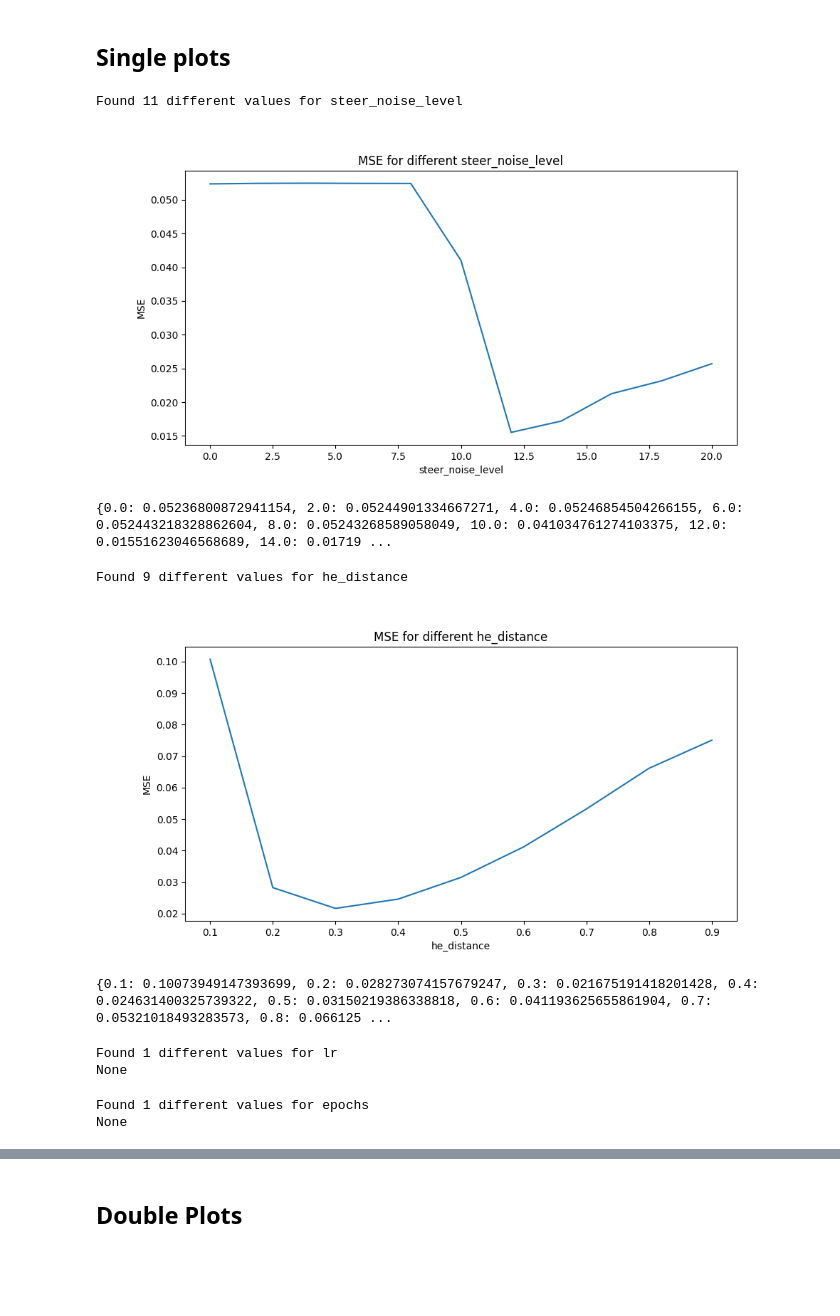
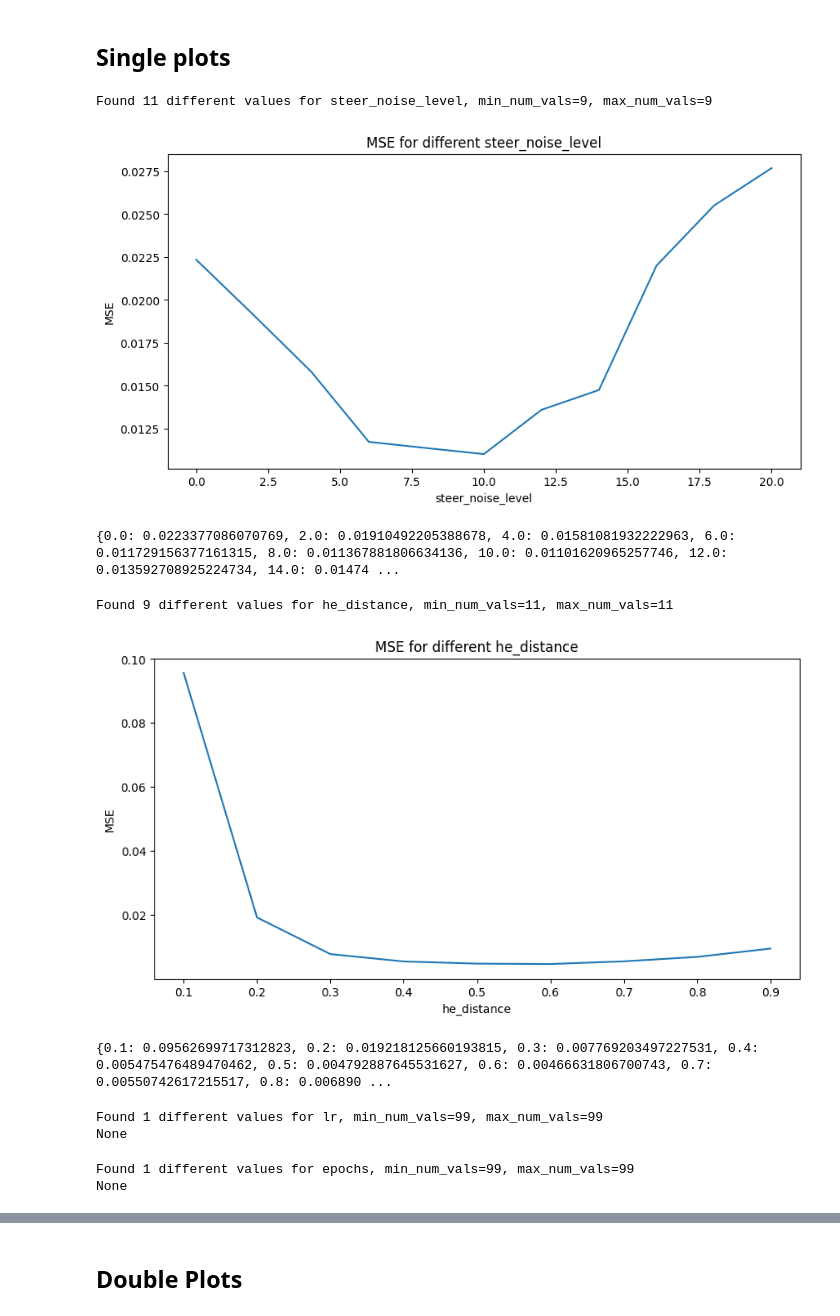
Before and after one commit to matgrand/bfmc_2022, a Jupyter notebook: combination_trainer.ipynb, the cells around one changed output, grey strips where cells are left out. Cells and saved outputs as stored; diff of their text form; code cells hidden in the pictures; blank space fills up the shorter version.

```diff
--- a/combination_trainer.ipynb
+++ b/combination_trainer.ipynb
@@ -41,14 +44,14 @@ cuda
 architecture_vars = ['a']
 droput_vars = [0.3]
 
-steer_noise_level_vars = [0, 2, 4, 6, 8, 10, 12, 14, 16, 18, 20]
-he_distance_vars = [.1,.2,.3,.4,.5,.6,.7,.8,.9]# [.5]#[.1,.2,.3,.4,.5,.6,.7,.8,.9]
+steer_noise_level_vars = [0,2, 4,6, 8, 10, 12, 14, 16, 18, 20]
+he_distance_vars = [.1,.2,.3,.4,.5,.6,.7,.8,.9]
 
 canny1_vars = [100]
 canny2_vars = [200]
 blur_vars = [3]
 img_noise_vars = [80]#[1, 30, 60, 90, 120, 150, 180] #[80] #[1, 30, 60, 90, 120, 150, 180]
-keep_bottom_vars = [.4,.5,.6,.7,.8,.9]#[.8]#[.4,.5,.6,.7,.8,.9]
+keep_bottom_vars = [.6]#[.4,.5,.6,.7,.8,.9]#[.8]#[.4,.5,.6,.7,.8,.9]
 ds_length_vars = [10000]
 img_size_vars = [32]
 
@@ -224,33 +187,33 @@ best combination: {'name': 'tr_ds_sn5_he40_canny100_200_blur3_noise80_keep67_siz
 ## Single plots
 # %%
 #plot for steer_noise_level
-steer_noise_level_MSEs = get_MSEs_for('steer_noise_level', trainings_combinations, eval_datasets=REAL_CLEAN_DATASETS)
+steer_noise_level_MSEs = get_MSEs_for('steer_noise_level', trainings_combinations, eval_datasets=REAL_EVALUATION_DATASETS)
 print(steer_noise_level_MSEs)
 # %% [output]
-Found 11 different values for steer_noise_level
+Found 11 different values for steer_noise_level, min_num_vals=9, max_num_vals=9
-[figure, old version]
+[figure, new version]
-{0.0: 0.05236800872941154, 2.0: 0.05244901334667271, 4.0: 0.05246854504266155, 6.0: 0.052443218328862604, 8.0: 0.05243268589058049, 10.0: 0.041034761274103375, 12.0: 0.01551623046568689, 14.0: 0.01719 ...
+{0.0: 0.0223377086070769, 2.0: 0.01910492205388678, 4.0: 0.01581081932222963, 6.0: 0.011729156377161315, 8.0: 0.011367881806634136, 10.0: 0.01101620965257746, 12.0: 0.013592708925224734, 14.0: 0.01474 ...
 # %%
 #plot for he_distance
 he_distance_MSEs = get_MSEs_for('he_distance', trainings_combinations, eval_datasets=REAL_EVALUATION_DATASETS)
 print(he_distance_MSEs)
 # %% [output]
-Found 9 different values for he_distance
+Found 9 different values for he_distance, min_num_vals=11, max_num_vals=11
-[figure, old version]
+[figure, new version]
-{0.1: 0.10073949147393699, 0.2: 0.028273074157679247, 0.3: 0.021675191418201428, 0.4: 0.024631400325739322, 0.5: 0.03150219386338818, 0.6: 0.041193625655861904, 0.7: 0.05321018493283573, 0.8: 0.066125 ...
+{0.1: 0.09562699717312823, 0.2: 0.019218125660193815, 0.3: 0.007769203497227531, 0.4: 0.005475476489470462, 0.5: 0.004792887645531627, 0.6: 0.00466631806700743, 0.7: 0.00550742617215517, 0.8: 0.006890 ...
 # %%
 #plot for lr
 lr_MSEs = get_MSEs_for('lr', trainings_combinations, eval_datasets=REAL_EVALUATION_DATASETS)
 print(lr_MSEs)
 # %% [output]
-Found 1 different values for lr
+Found 1 different values for lr, min_num_vals=99, max_num_vals=99
 None
 # %%
 #plot for epochs
 epochs_MSEs = get_MSEs_for('epochs', trainings_combinations, eval_datasets=REAL_EVALUATION_DATASETS)
 print(epochs_MSEs)
 # %% [output]
-Found 1 different values for epochs
+Found 1 different values for epochs, min_num_vals=99, max_num_vals=99
 None
 # %%
 #plot for img_noise_vars
```
Also changed, not shown: parts of 15 cells of this notebook, 1 other file.
